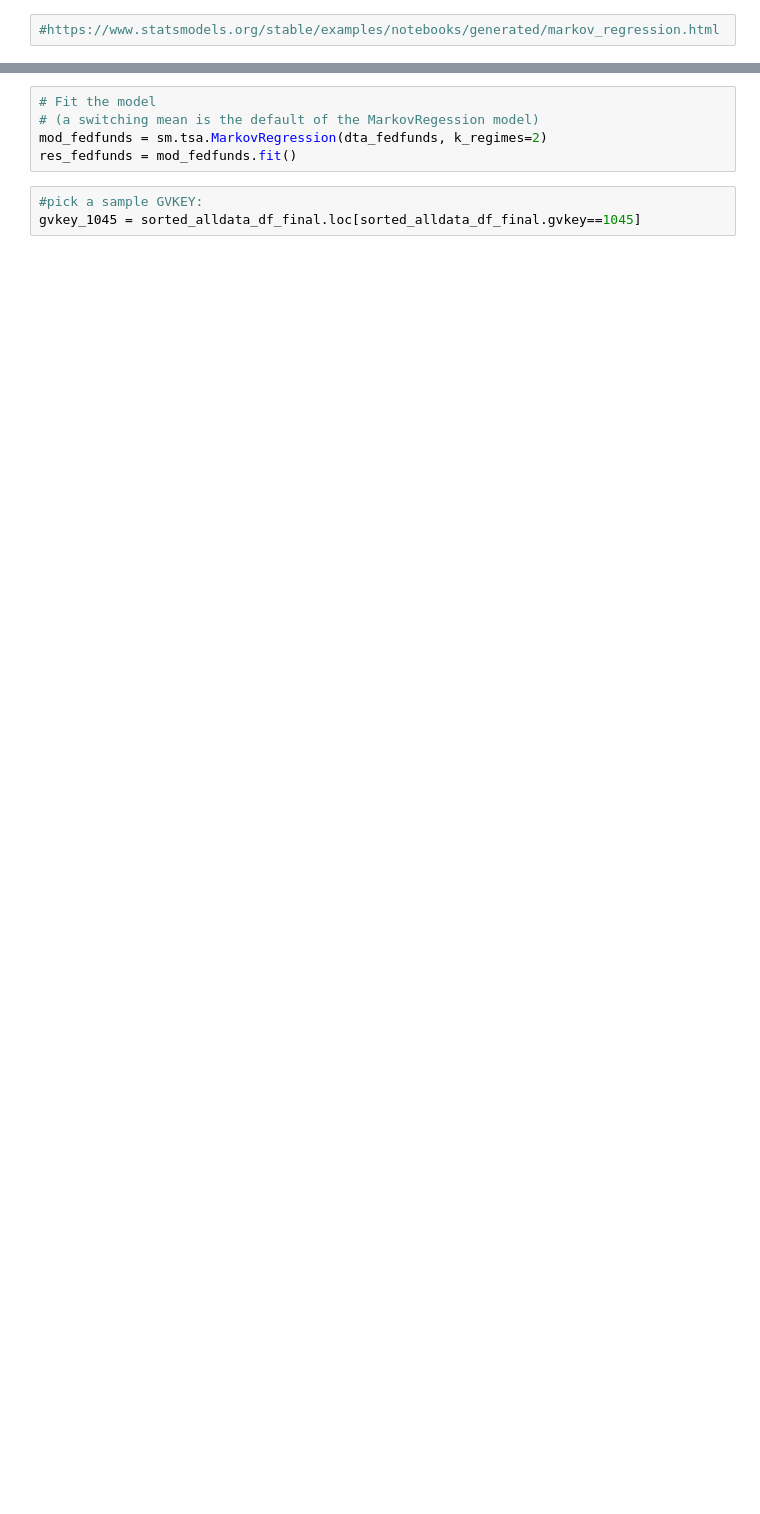
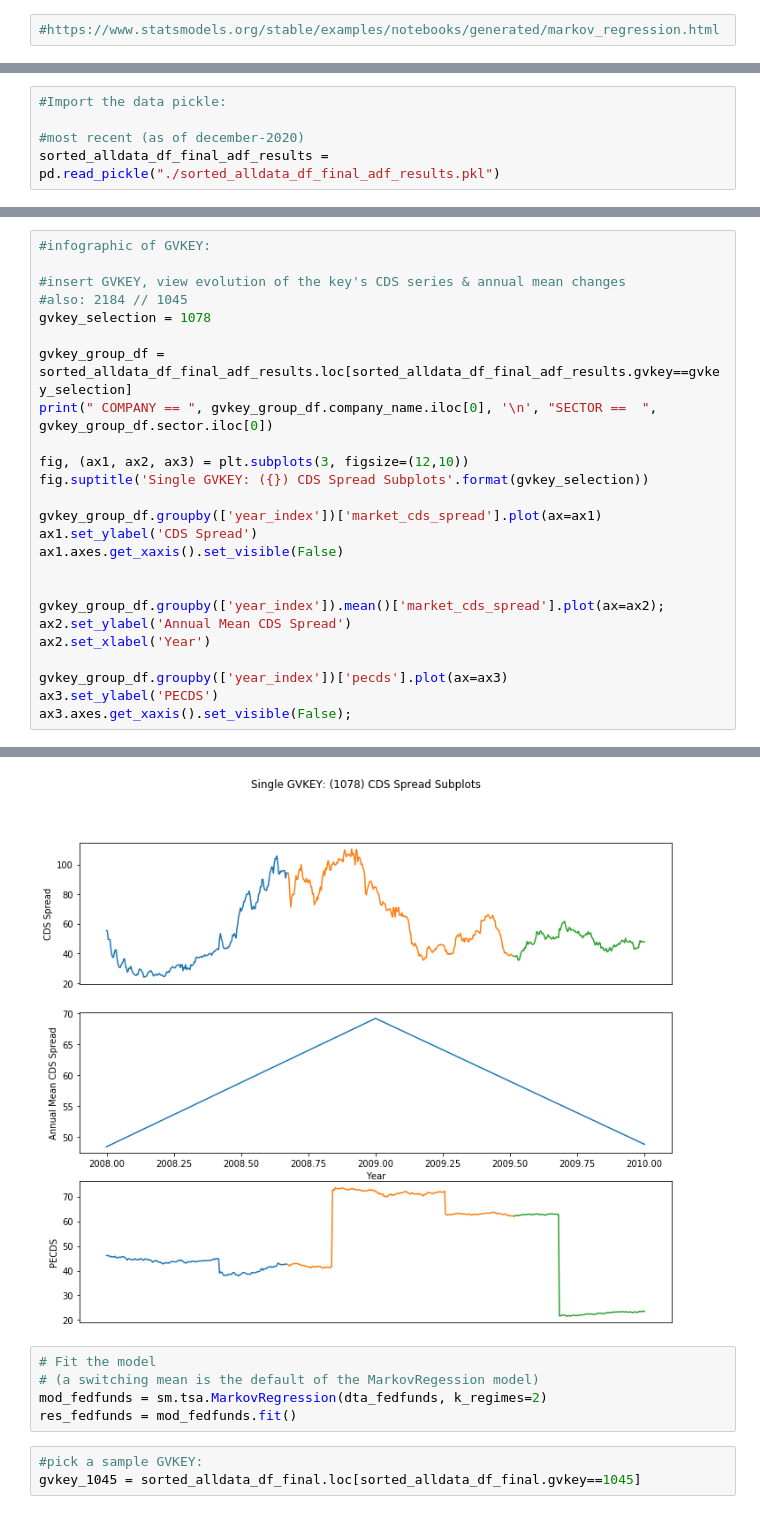
Before and after one commit to Jspano95/Jspano_MScQFin_Thesis, a Jupyter notebook: Markov_Model.ipynb, the cells around one changed output, grey strips where cells are left out. Drawn from its saved outputs; the diff is of its cells as text; blank space fills up the shorter version.

```diff
--- a/Markov_Model.ipynb
+++ b/Markov_Model.ipynb
@@ -52,0 +51,5 @@ sorted_alldata_df_final = pd.read_pickle(r"C:\Users\JasonSpano\OneDrive\Uva Msc
+# %%
+#Import the data pickle:
+
+#most recent (as of december-2020)
+sorted_alldata_df_final_adf_results = pd.read_pickle("./sorted_alldata_df_final_adf_results.pkl")
@@ -52,0 +58,26 @@ sorted_alldata_df_final = pd.read_pickle(r"C:\Users\JasonSpano\OneDrive\Uva Msc
+# %%
+#infographic of GVKEY:
+
+#insert GVKEY, view evolution of the key's CDS series & annual mean changes
+#also: 2184 // 1045
+gvkey_selection = 1078
+
+gvkey_group_df = sorted_alldata_df_final_adf_results.loc[sorted_alldata_df_final_adf_results.gvkey==gvkey_selection]
+print(" COMPANY == ", gvkey_group_df.company_name.iloc[0], '\n', "SECTOR ==  ", gvkey_group_df.sector.iloc[0])
+
+fig, (ax1, ax2, ax3) = plt.subplots(3, figsize=(12,10))
+fig.suptitle('Single GVKEY: ({}) CDS Spread Subplots'.format(gvkey_selection))
+
+gvkey_group_df.groupby(['year_index'])['market_cds_spread'].plot(ax=ax1)
+ax1.set_ylabel('CDS Spread')
+ax1.axes.get_xaxis().set_visible(False)
+
+
+gvkey_group_df.groupby(['year_index']).mean()['market_cds_spread'].plot(ax=ax2);
+ax2.set_ylabel('Annual Mean CDS Spread')
+ax2.set_xlabel('Year')
+
+gvkey_group_df.groupby(['year_index'])['pecds'].plot(ax=ax3)
+ax3.set_ylabel('PECDS')
+ax3.axes.get_xaxis().set_visible(False);
+# %% [output]
@@ -53,3 +86,4 @@ sorted_alldata_df_final = pd.read_pickle(r"C:\Users\JasonSpano\OneDrive\Uva Msc
+[figure, added]
 # %%
 # Fit the model
 # (a switching mean is the default of the MarkovRegession model)
```
Also changed, not shown: parts of 37 cells of this notebook.
